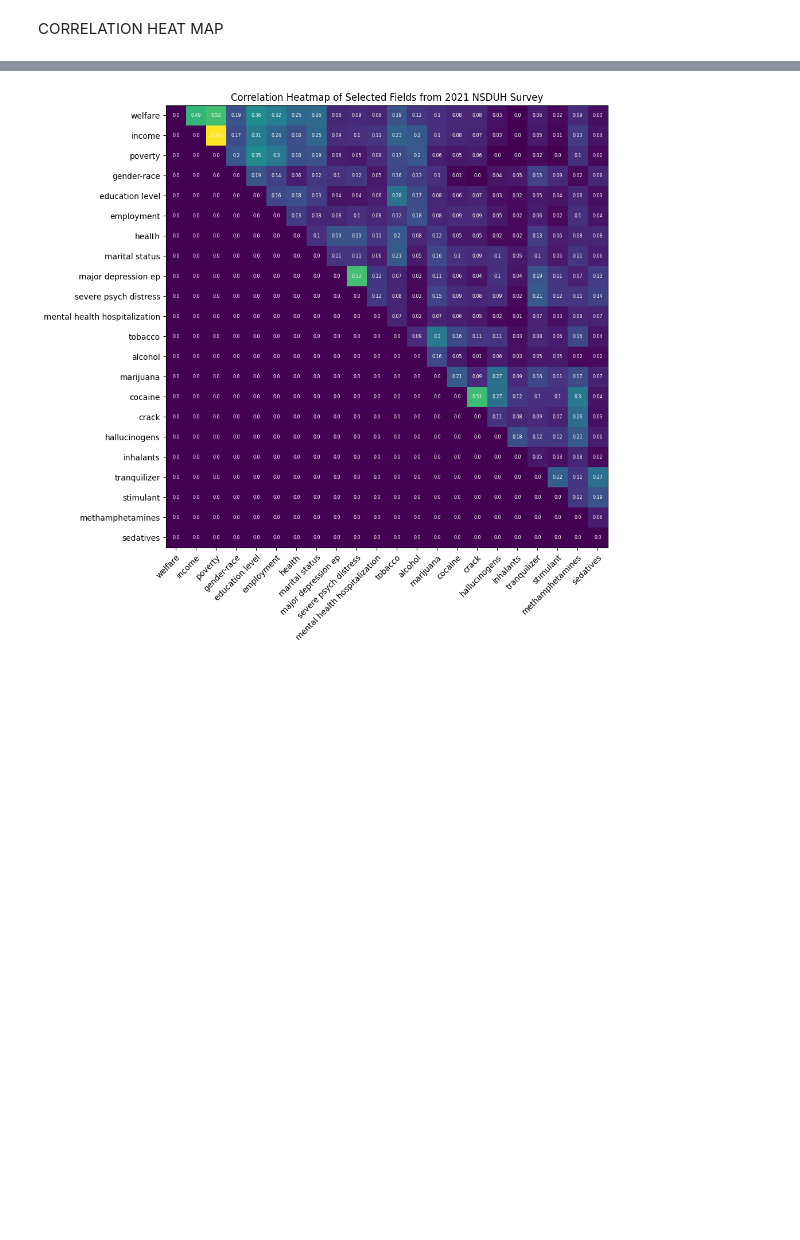
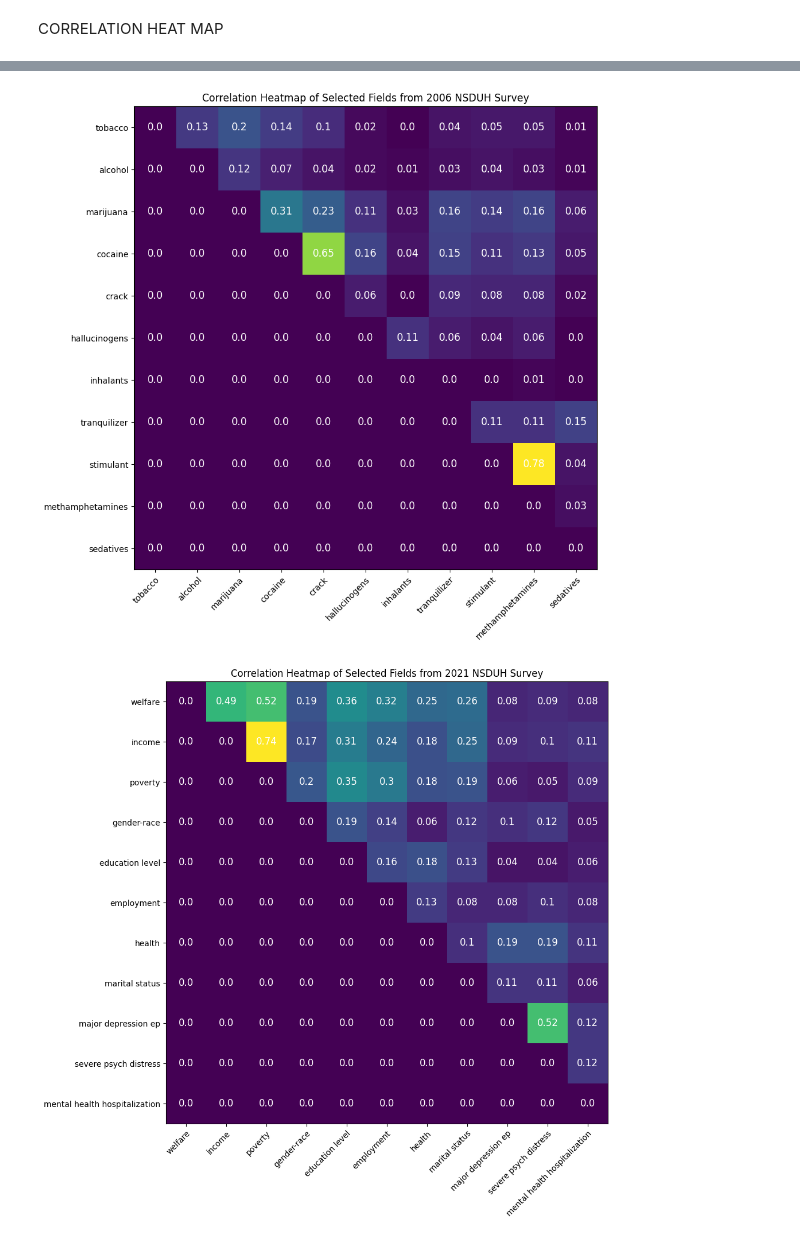
Before and after one commit to HotelTango314/dsa5900, a Jupyter notebook: NSDUH_Explore.ipynb, the cells around one changed output, grey strips where cells are left out. Saved outputs shown, nothing was run; the diff lists cells and outputs as text; code cells hidden in the pictures; blank space fills up the shorter version.

```diff
--- a/NSDUH_Explore.ipynb
+++ b/NSDUH_Explore.ipynb
@@ -692,4 +696,8 @@ heatmap(data2006,2006)
+# %%
+heatmap(du_data2006,2006,du_regnames)
+# %% [output]
+[figure, added]
 # %%
-heatmap(data2021,2021)
+heatmap(dm_data2021,2021,dm_regnames)
 # %% [output]
-[figure, old version]
+[figure, new version]
```
Also changed, not shown: parts of 20 cells of this notebook.
